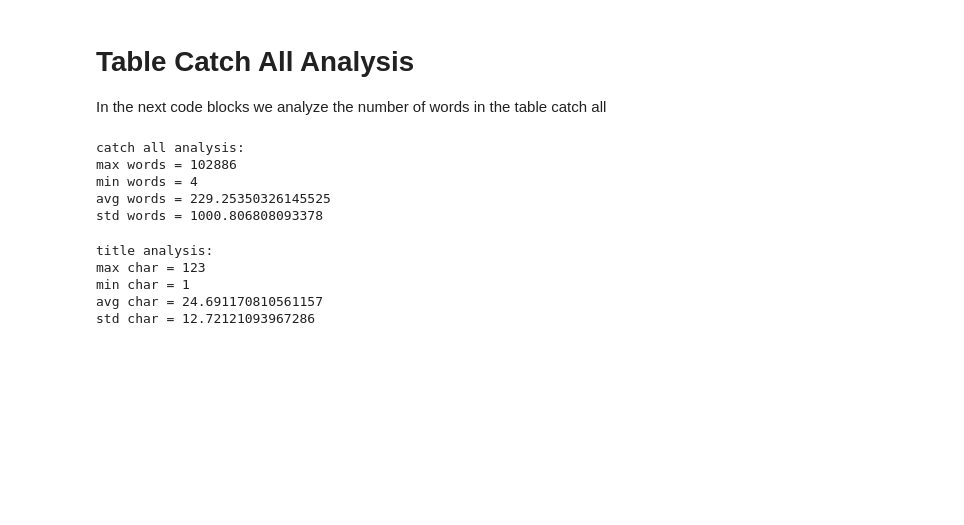
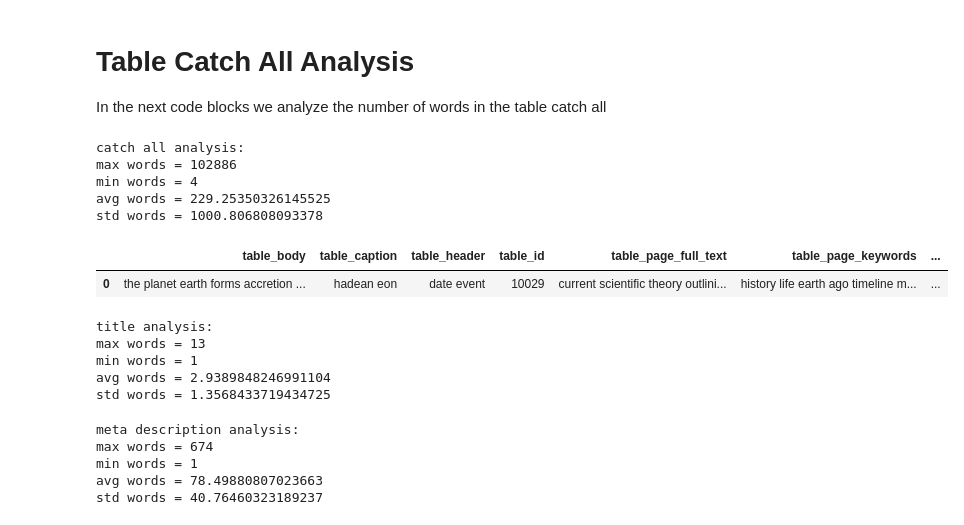
Before and after one commit to levysouza/PhD, a Jupyter notebook: data_analysis/table_analysis.ipynb, the cells around one changed output. Saved outputs shown, nothing was run; the diff lists cells and outputs as text; code cells hidden in the pictures; blank space fills up the shorter version.

```diff
--- a/data_analysis/table_analysis.ipynb
+++ b/data_analysis/table_analysis.ipynb
@@ -199,0 +192,7 @@ for tables in tqdm(data_tables):
+# %%
+tables = pd.read_csv('../dataset/distinct_tables_allsignals.csv', delimiter=',')
+# %%
+tables.head(1)
+# %% [output]
+|  | table_body | table_caption | table_header | table_id | table_page_full_text | table_page_keywords | ... |
+| 0 | the planet earth forms accretion ... | hadean eon | date event | 10029 | current scientific theory outlini... | history life earth ago timeline m... | ... |
@@ -200,12 +217,24 @@ for tables in tqdm(data_tables):
 # %%
 print('title analysis:')
-print("max char = "+str(np.max(title_char_lenght)))
-print("min char = "+str(np.min(title_char_lenght)))
-print("avg char = "+str(np.mean(title_char_lenght)))
-print("std char = "+str(np.std(title_char_lenght)))
+print("max words = "+str(np.max(title_lenght)))
+print("min words = "+str(np.min(title_lenght)))
+print("avg words = "+str(np.mean(title_lenght)))
+print("std words = "+str(np.std(title_lenght)))
 # %% [output]
 title analysis:
-max char = 123
-min char = 1
-avg char = 24.691170810561157
-std char = 12.72121093967286
+max words = 13
+min words = 1
+avg words = 2.9389848246991104
+std words = 1.3568433719434725
+# %%
+print('meta description analysis:')
+print("max words = "+str(np.max(meta_description_lenght)))
+print("min words = "+str(np.min(meta_description_lenght)))
+print("avg words = "+str(np.mean(meta_description_lenght)))
+print("std words = "+str(np.std(meta_description_lenght)))
+# %% [output]
+meta description analysis:
+max words = 674
+min words = 1
+avg words = 78.49880807023663
+std words = 40.76460323189237
```
Also changed, not shown: parts of 3 cells of this notebook, 7 other files.
